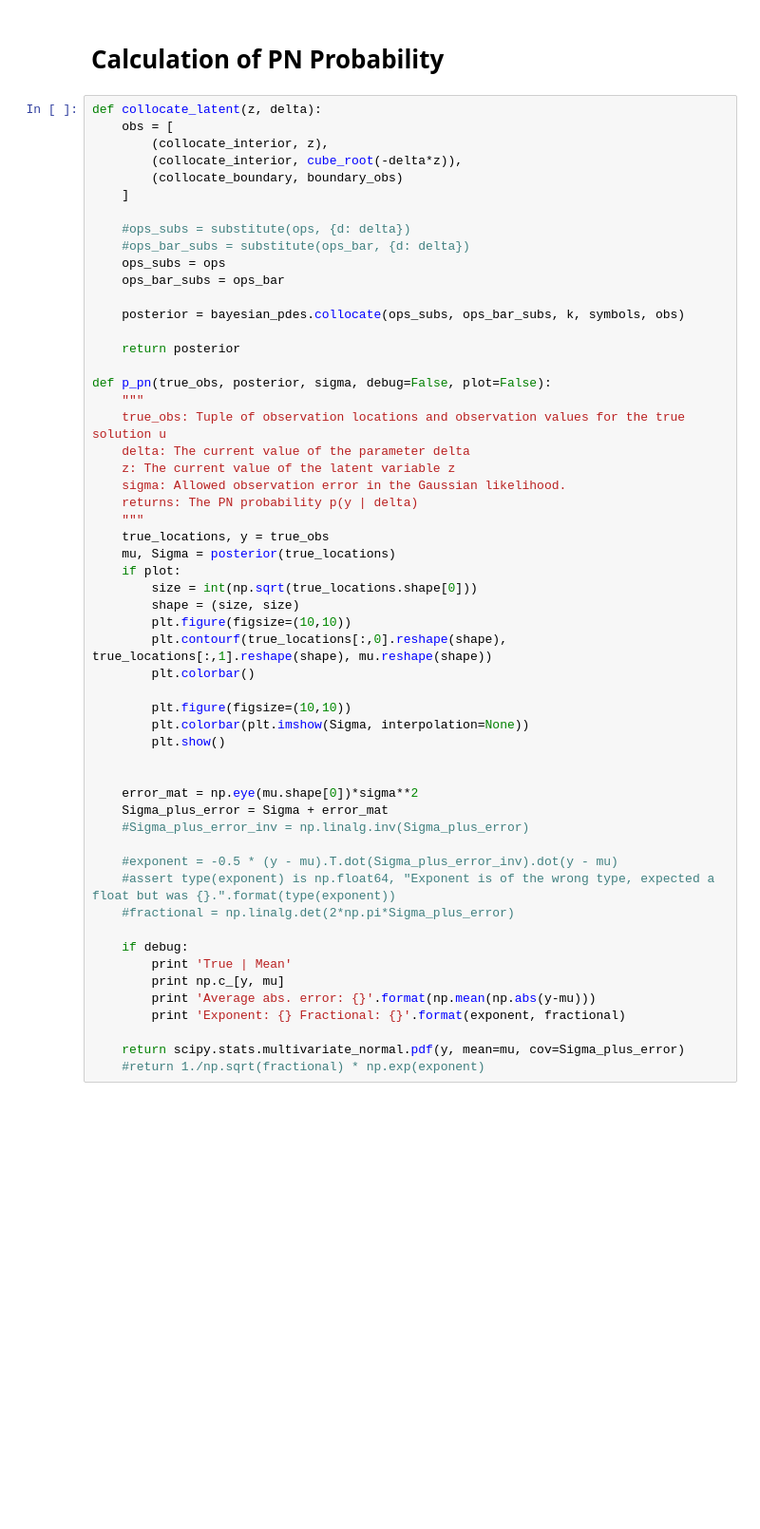
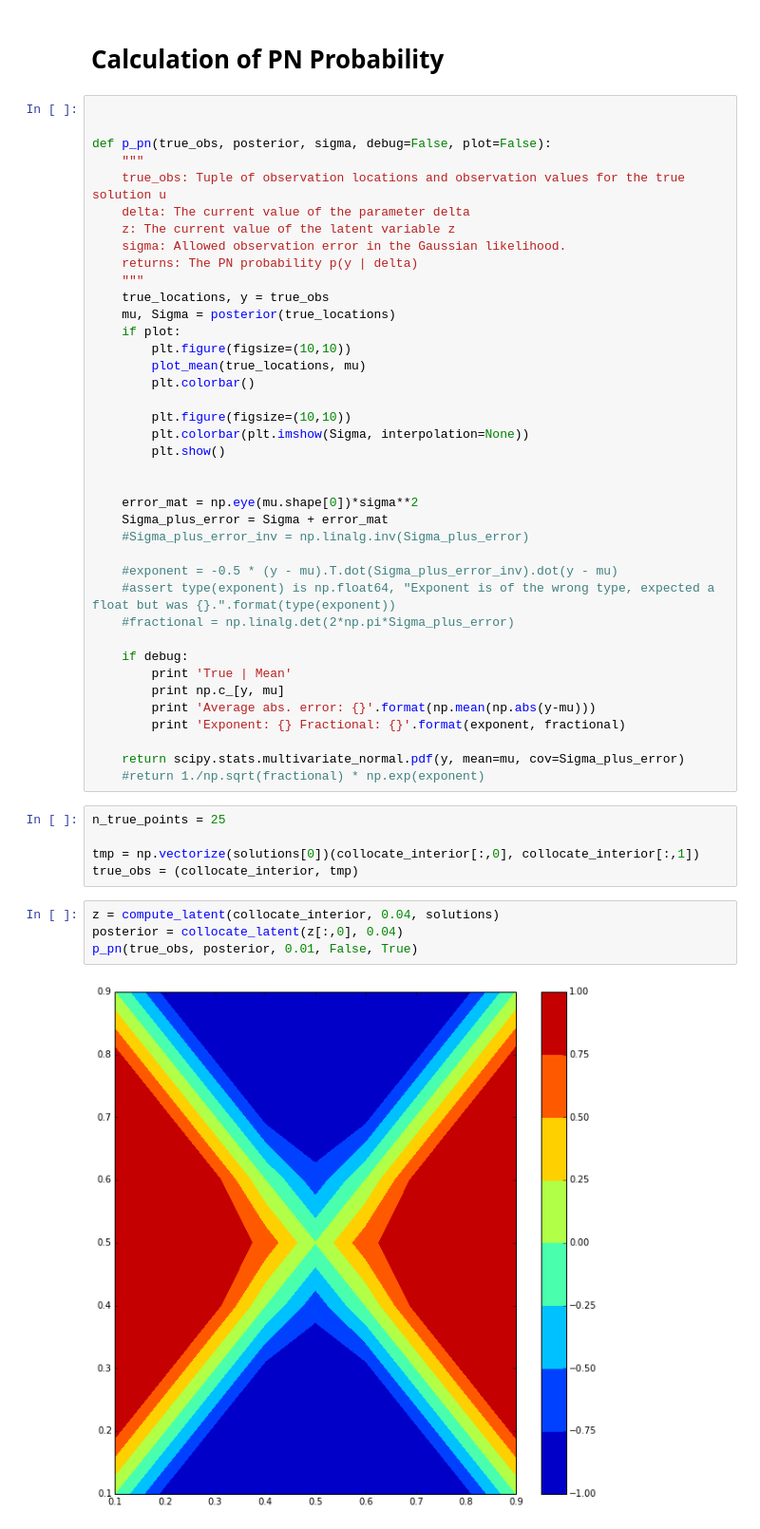
Before and after one commit to jcockayne/bayesian_pdes, a Jupyter notebook: notebooks/Allen-Cahn.ipynb, the cells around one changed output. Shown: that part at 95% size. Saved outputs shown, nothing was run; the diff lists cells and outputs as text; blank space fills up the shorter version.

```diff
--- a/notebooks/Allen-Cahn.ipynb
+++ b/notebooks/Allen-Cahn.ipynb
@@ -235,21 +297,7 @@ z = compute_latent(collocate_interior, 0.04, solutions)
 # %% [markdown]
 # Calculation of PN Probability
 # %%
-def collocate_latent(z, delta):
-    obs = [
-        (collocate_interior, z),
-        (collocate_interior, cube_root(-delta*z)),
-        (collocate_boundary, boundary_obs)
-    ]
 
-    #ops_subs = substitute(ops, {d: delta})
-    #ops_bar_subs = substitute(ops_bar, {d: delta})
-    ops_subs = ops
-    ops_bar_subs = ops_bar
-
-    posterior = bayesian_pdes.collocate(ops_subs, ops_bar_subs, k, symbols, obs)
-
-    return posterior
 
 def p_pn(true_obs, posterior, sigma, debug=False, plot=False):
     """
@@ -262,10 +310,8 @@ def p_pn(true_obs, posterior, sigma, debug=False, plot=False):
     true_locations, y = true_obs
     mu, Sigma = posterior(true_locations)
     if plot:
-        size = int(np.sqrt(true_locations.shape[0]))
-        shape = (size, size)
         plt.figure(figsize=(10,10))
-        plt.contourf(true_locations[:,0].reshape(shape), true_locations[:,1].reshape(shape), mu.reshape(shape))
+        plot_mean(true_locations, mu)
         plt.colorbar()
 
         plt.figure(figsize=(10,10))
@@ -289,3 +335,14 @@ def p_pn(true_obs, posterior, sigma, debug=False, plot=False):
 
     return scipy.stats.multivariate_normal.pdf(y, mean=mu, cov=Sigma_plus_error)
     #return 1./np.sqrt(fractional) * np.exp(exponent)
+# %%
+n_true_points = 25
+
+tmp = np.vectorize(solutions[0])(collocate_interior[:,0], collocate_interior[:,1])
+true_obs = (collocate_interior, tmp)
+# %%
+z = compute_latent(collocate_interior, 0.04, solutions)
+posterior = collocate_latent(z[:,0], 0.04)
+p_pn(true_obs, posterior, 0.01, False, True)
+# %% [output]
+[figure, added]
```
Also changed, not shown: parts of 14 cells of this notebook.
